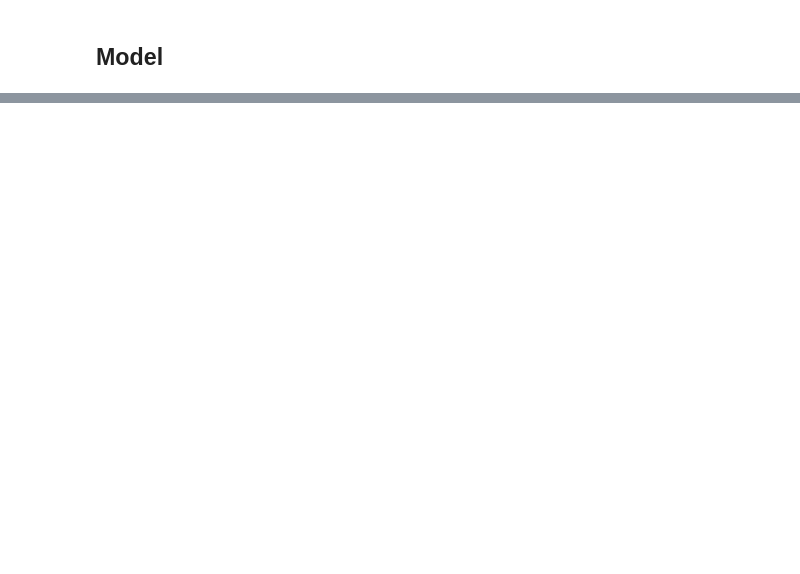
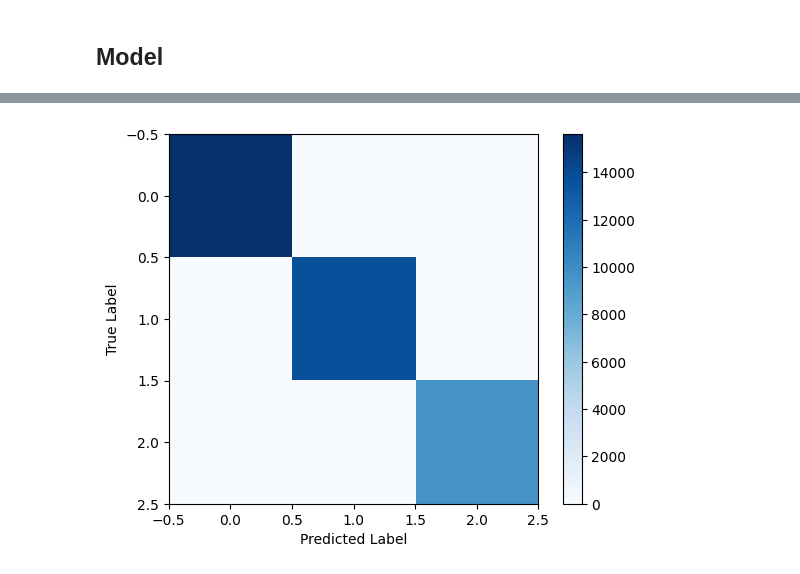
Before and after one commit to AlvisWSY/FYP, a Jupyter notebook: code/test.ipynb, the cells around one changed output, grey strips where cells are left out. Saved outputs shown, nothing was run; the diff lists cells and outputs as text; code cells hidden in the pictures; blank space fills up the shorter version.

```diff
--- a/code/test.ipynb
+++ b/code/test.ipynb
@@ -74,7 +76,9 @@ class WaveFormDataset(Dataset):
     def __getitem__(self, idx):
         # 返回单个样本和标签
         sample = self.samples[idx]
+        sample = torch.tensor(sample, dtype=torch.float32)
         label = self.labels[idx]
+        label = torch.tensor(label, dtype=torch.float32)
         return sample, label
 
 # 使用示例
@@ -210,0 +239,16 @@ TypeError: stack(): argument 'tensors' (position 1) must be tuple of Tensors, no
+# %%
+model.eval()
+total_samples = 0
+total_correct = 0
+with torch.no_grad():
+    for samples, labels in test_loader:
+        samples = samples.to(device)
+        labels = labels.to(device)
+        # Forward pass
+        outputs = model(samples)
+        _, predicted = torch.max(outputs, 1)
+        total_samples += labels.size(0)
+        total_correct += (predicted == labels).sum().item()
+
+test_accuracy = total_correct / total_samples
+print(f'Test Accuracy: {test_accuracy:.4f}')
@@ -210,0 +325,61 @@ TypeError: stack(): argument 'tensors' (position 1) must be tuple of Tensors, no
+# %%
+
+# Load the data
+X_train = []
+y_train = []
+for samples, labels in train_loader:
+    samples = samples.numpy()
+    labels = labels.numpy()
+    X_train.extend(samples)
+    y_train.extend(labels)
+X_train = np.array(X_train)
+y_train = np.array(y_train)
+
+X_val = []
+y_val = []
+for samples, labels in val_loader:
+    samples = samples.numpy()
+    labels = labels.numpy()
+    X_val.extend(samples)
+    y_val.extend(labels)
+X_val = np.array(X_val)
+y_val = np.array(y_val)
+
+X_test = []
+y_test = []
+for samples, labels in test_loader:
+    samples = samples.numpy()
+    labels = labels.numpy()
+    X_test.extend(samples)
+    y_test.extend(labels)
+X_test = np.array(X_test)
+y_test = np.array(y_test)
+
+# Standardize the data
+scaler = StandardScaler()
+X_train = scaler.fit_transform(X_train)
+X_val = scaler.transform(X_val)
+X_test = scaler.transform(X_test)
+
+# Train the SVM model
+model = svm.SVC(kernel='rbf', C=1, gamma='auto')
+model.fit(X_train, y_train)
+
+# Evaluate the model on the validation set
+y_val_pred = model.predict(X_val)
+val_accuracy = np.mean(y_val_pred == y_val)
+print(f'Validation Accuracy: {val_accuracy:.4f}')
+
+# Evaluate the model on the test set
+y_test_pred = model.predict(X_test)
+test_accuracy = np.mean(y_test_pred == y_test)
+print(f'Test Accuracy: {test_accuracy:.4f}')
+
+# Plot the confusion matrix
+conf_matrix = confusion_matrix(y_test, y_test_pred)
+plt.imshow(conf_matrix, cmap='Blues')
+plt.colorbar()
+plt.xlabel('Predicted Label')
+plt.ylabel('True Label')
+plt.show()
+# %% [output]
@@ -210,0 +388 @@ TypeError: stack(): argument 'tensors' (position 1) must be tuple of Tensors, no
+[figure, added]
```
Also changed, not shown: parts of 15 cells of this notebook.
